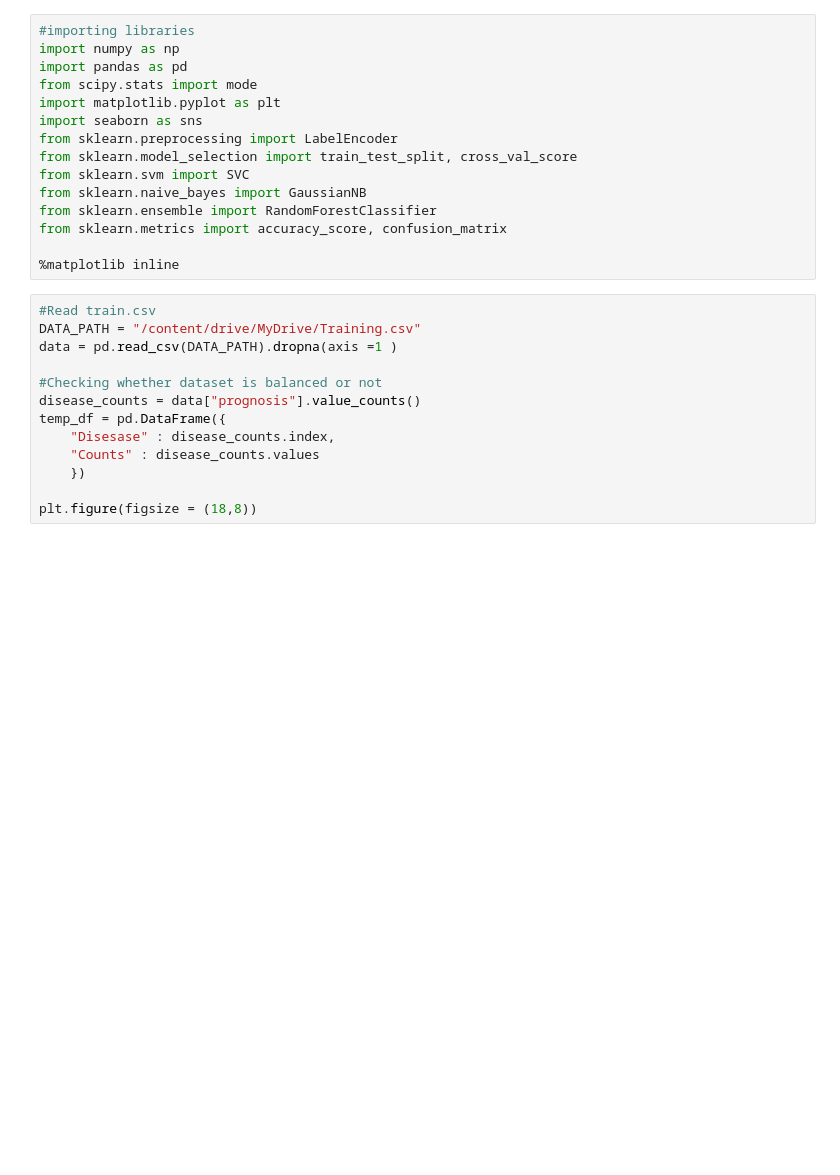
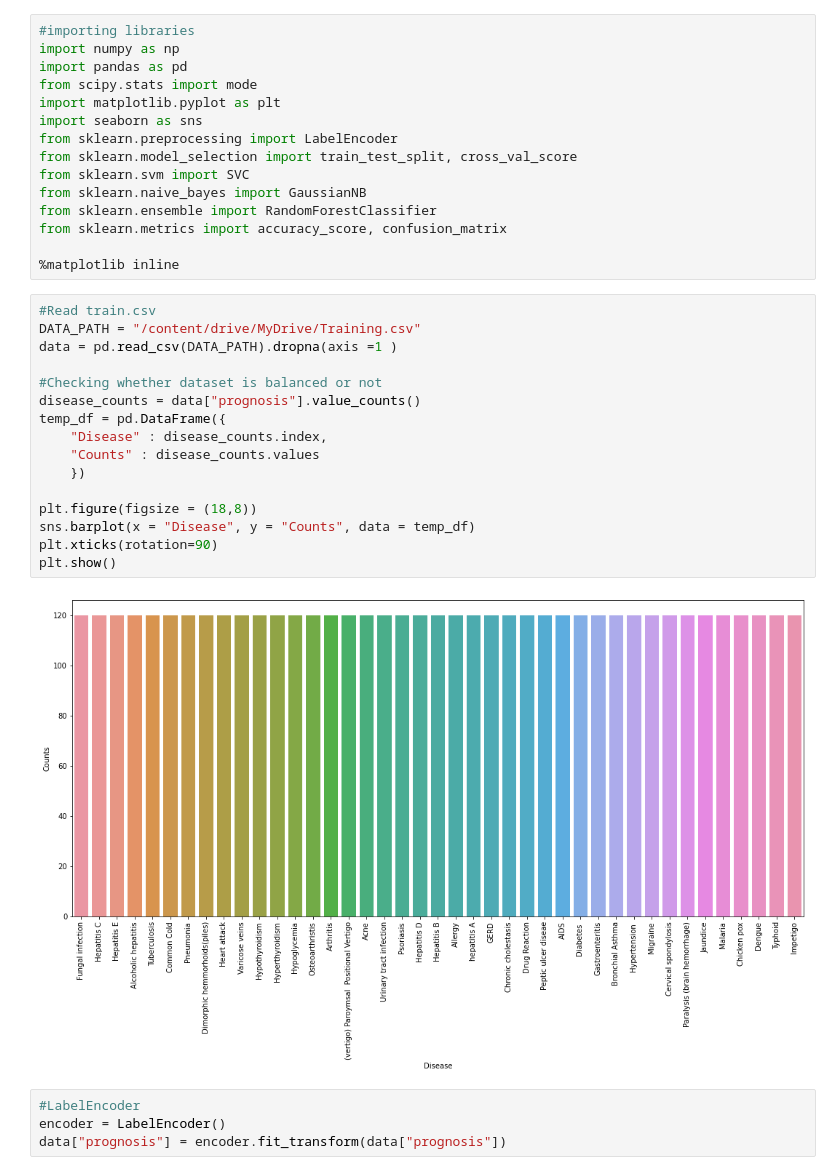
Before and after one commit to samndambuki/4th-year-Project, a Jupyter notebook: Disease_Prediction.ipynb, the cells around one changed output. Cells and saved outputs as stored; diff of their text form; blank space fills up the shorter version.

```diff
--- a/Disease_Prediction.ipynb
+++ b/Disease_Prediction.ipynb
@@ -18,13 +18,22 @@ from sklearn.metrics import accuracy_score, confusion_matrix
 # %%
 #Read train.csv
 DATA_PATH = "/content/drive/MyDrive/Training.csv"
 data = pd.read_csv(DATA_PATH).dropna(axis =1 )
 
 #Checking whether dataset is balanced or not
 disease_counts = data["prognosis"].value_counts()
 temp_df = pd.DataFrame({
-    "Disesase" : disease_counts.index,
+    "Disease" : disease_counts.index,
     "Counts" : disease_counts.values
     })
 
 plt.figure(figsize = (18,8))
+sns.barplot(x = "Disease", y = "Counts", data = temp_df)
+plt.xticks(rotation=90)
+plt.show()
+# %% [output]
+[figure, added]
+# %%
+#LabelEncoder
+encoder = LabelEncoder()
+data["prognosis"] = encoder.fit_transform(data["prognosis"])
```
